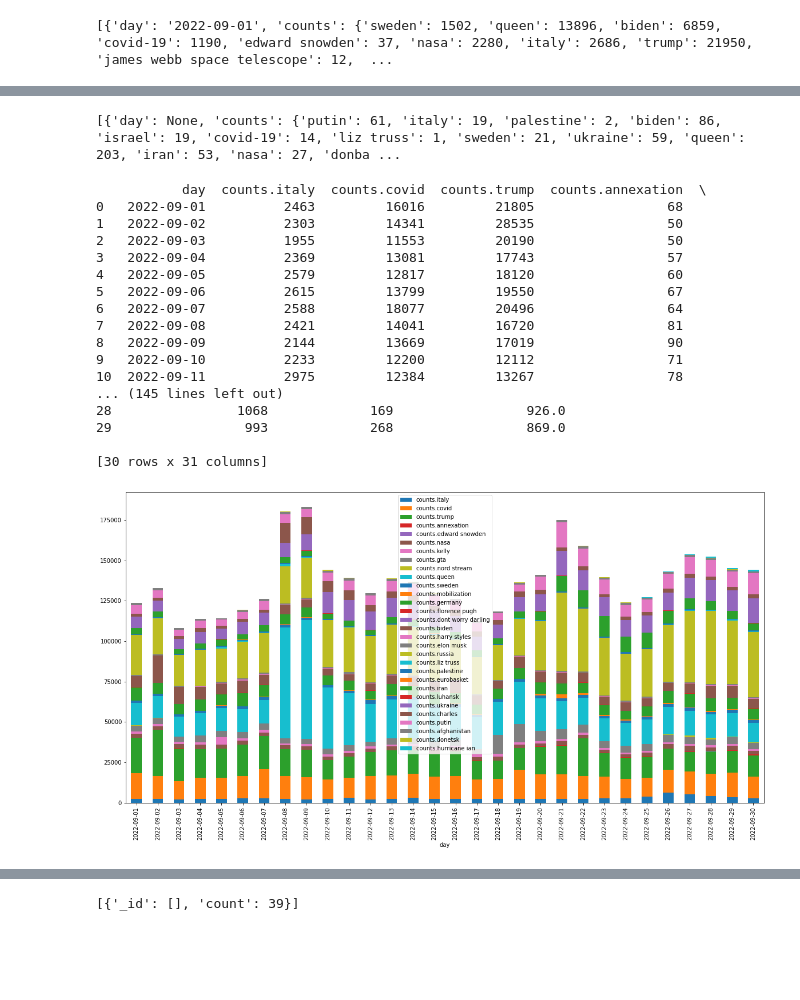
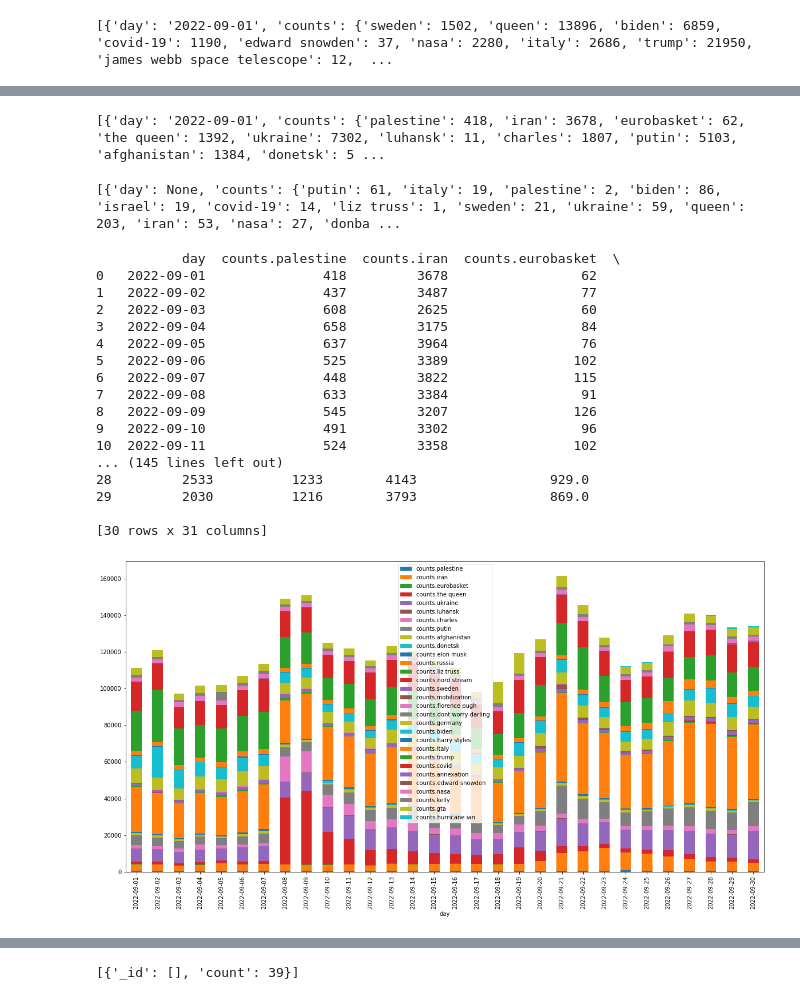
Before and after one commit to IngaKristin/Project_DE, a Jupyter notebook: Project-DE Analysis/Analysis.ipynb, the cells around one changed output, grey strips where cells are left out. Drawn from its saved outputs; the diff is of its cells as text; code cells hidden in the pictures; blank space fills up the shorter version.

Commit message:
Updated code and changed analysis

```diff
--- a/Project-DE Analysis/Analysis.ipynb
+++ b/Project-DE Analysis/Analysis.ipynb
@@ -144,38 +104,80 @@ print(results)
+# %%
+#new search words
+
+#search_words = ["queen","kelly", "donetsk", "luhansk", "afghanistan", "mobilization", "annexation", "charles","iran","russia","putin","ukraine", "nord stream", "trump", "biden", "palestine", "covid", "liz truss", "sweden", "hurricane ian", "eurobasket", "italy", "edward snowden", "nasa", "gta", "dont worry darling", "harry styles", "florence pugh", "elon musk", "Mahsa Amini", "germany"]
+search_words = ["the queen","kelly", "donetsk", "luhansk", "afghanistan", "mobilization", "annexation", "charles","iran","russia","putin","ukraine", "nord stream", "trump", "biden", "palestine", "covid", "liz truss", "sweden", "hurricane ian", "eurobasket", "italy", "edward snowden", "nasa", "gta", "dont worry darling", "harry styles", "florence pugh", "elon musk", "Mahsa Amini", "germany"]
+def utc_to_day(utc_timestamp):
+    utc_date = datetime.datetime.utcfromtimestamp(utc_timestamp)
+    return int(utc_date.strftime("%Y%m%d"))
+
+pipeline = [
+   # {
+    #    "$limit": 5000000
+    #},
+    # Match documents that contain any of the search words in the body field
+    {"$project": {"body_lower": {"$toLower": "$body"}, "createdAt": 1}},
+    {"$project": {"day": {"$toDate": {"$multiply": ["$createdAt", 1000]}}, "body_lower": 1}},
+    {"$match": {"body_lower": {"$regex": "|".join(search_words)}}},
+    #{"$match": {"body_lower": {"$regex": "|".join(search_words)}}},
+    #
+    # Project the day, word, and created_utc fields --> options = i to make it case insensitive
+    {"$project": {"day": 1, "word": {"$regexFind": {"input": "$body_lower", "regex": "|".join(search_words)}}}},
+
+    # Group by day and word, and count the occurrences
+    {"$group": {"_id": {"day": {"$dateToString": {"format": "%Y-%m-%d", "date": "$day"}}, "word": "$word.match"}, "count": {"$sum": 1}}},
+    # Project the day, word, and count fields
+    {"$project": {"_id": 0, "day": "$_id.day", "word": "$_id.word", "count": 1}},
+    # Group by day, and create a new field that contains the counts for each word
+    {"$group": {"_id": "$day", "counts": {"$push": {"word": "$word", "count": "$count"}}}},
+    # Project the final output format
+    {"$project": {"_id": 0, "day": "$_id", "counts": {"$arrayToObject": {"$map": {"input": "$counts", "as": "c", "in": {"k": "$$c.word", "v": "$$c.count"}}}}}},
+    # Sort by day
+    {"$sort": {"day": 1}}
+]
+
+#issue with NAN
+# Execute pipeline
+results = list(reddit.aggregate(pipeline))
+
+print(results)
+# %% [output]
+[{'day': '2022-09-01', 'counts': {'palestine': 418, 'iran': 3678, 'eurobasket': 62, 'the queen': 1392, 'ukraine': 7302, 'luhansk': 11, 'charles': 1807, 'putin': 5103, 'afghanistan': 1384, 'donetsk': 5 ...
 # %%
 # %% [output]
 [{'day': None, 'counts': {'putin': 61, 'italy': 19, 'palestine': 2, 'biden': 86, 'israel': 19, 'covid-19': 14, 'liz truss': 1, 'sweden': 21, 'ukraine': 59, 'queen': 203, 'iran': 53, 'nasa': 27, 'donba ...
 # %%
 #!pip install pandas
 import pandas as pd
 
 df =  pd.json_normalize(results)
 #df_new = pd.DataFrame(df)
 print(df)
 df = df.set_index('day')
 df = df.fillna(0)
 df.plot(kind='bar', stacked=True, figsize=(20,10))
-plt.show()
-df.to_csv('analysis_new.csv')
+#plt.show()
+df.to_csv('analysis_new_final.csv')
+plt.savefig('all_words_new_final.jpg')
 #10 000 000 not even 4 full days, multiple minutes --> plot not that good looking anymore
 # %% [output]
-           day  counts.italy  counts.covid  counts.trump  counts.annexation  \
-0   2022-09-01          2463         16016         21805                 68
-1   2022-09-02          2303         14341         28535                 50
-2   2022-09-03          1955         11553         20190                 50
-3   2022-09-04          2369         13081         17743                 57
-4   2022-09-05          2579         12817         18120                 60
-5   2022-09-06          2615         13799         19550                 67
-6   2022-09-07          2588         18077         20496                 64
-7   2022-09-08          2421         14041         16720                 81
-8   2022-09-09          2144         13669         17019                 90
-9   2022-09-10          2233         12200         12112                 71
-10  2022-09-11          2975         12384         13267                 78
+           day  counts.palestine  counts.iran  counts.eurobasket  \
+0   2022-09-01               418         3678                 62
+1   2022-09-02               437         3487                 77
+2   2022-09-03               608         2625                 60
+3   2022-09-04               658         3175                 84
+4   2022-09-05               637         3964                 76
+5   2022-09-06               525         3389                102
+6   2022-09-07               448         3822                115
+7   2022-09-08               633         3384                 91
+8   2022-09-09               545         3207                126
+9   2022-09-10               491         3302                 96
+10  2022-09-11               524         3358                102
 ... (145 lines left out)
-28                1068             169                 926.0
-29                 993             268                 869.0
+28         2533          1233        4143                 929.0
+29         2030          1216        3793                 869.0
 
 [30 rows x 31 columns]
-[figure, old version]
+[figure, new version]
 # %%
 #max in each row
 
```
Also changed, not shown: parts of 8 cells of this notebook, 5 other files.
